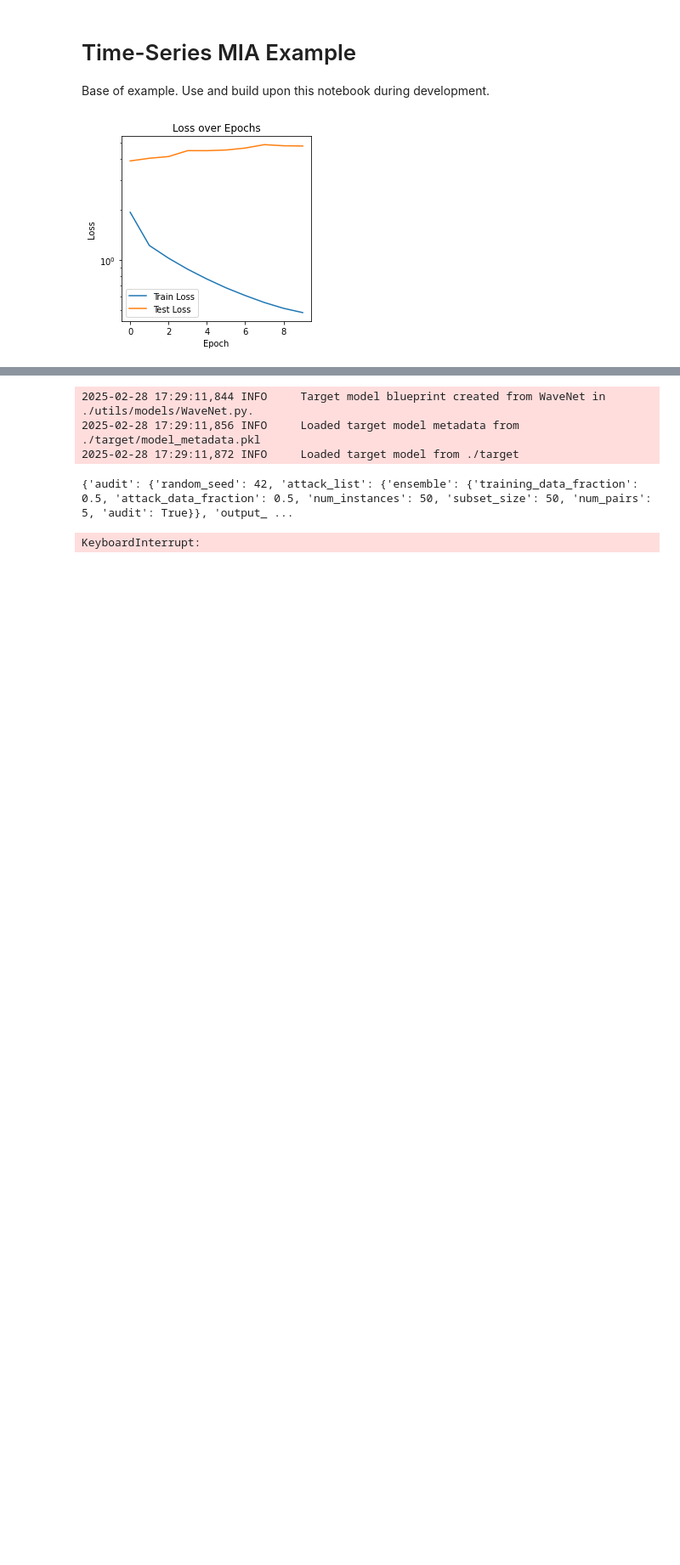
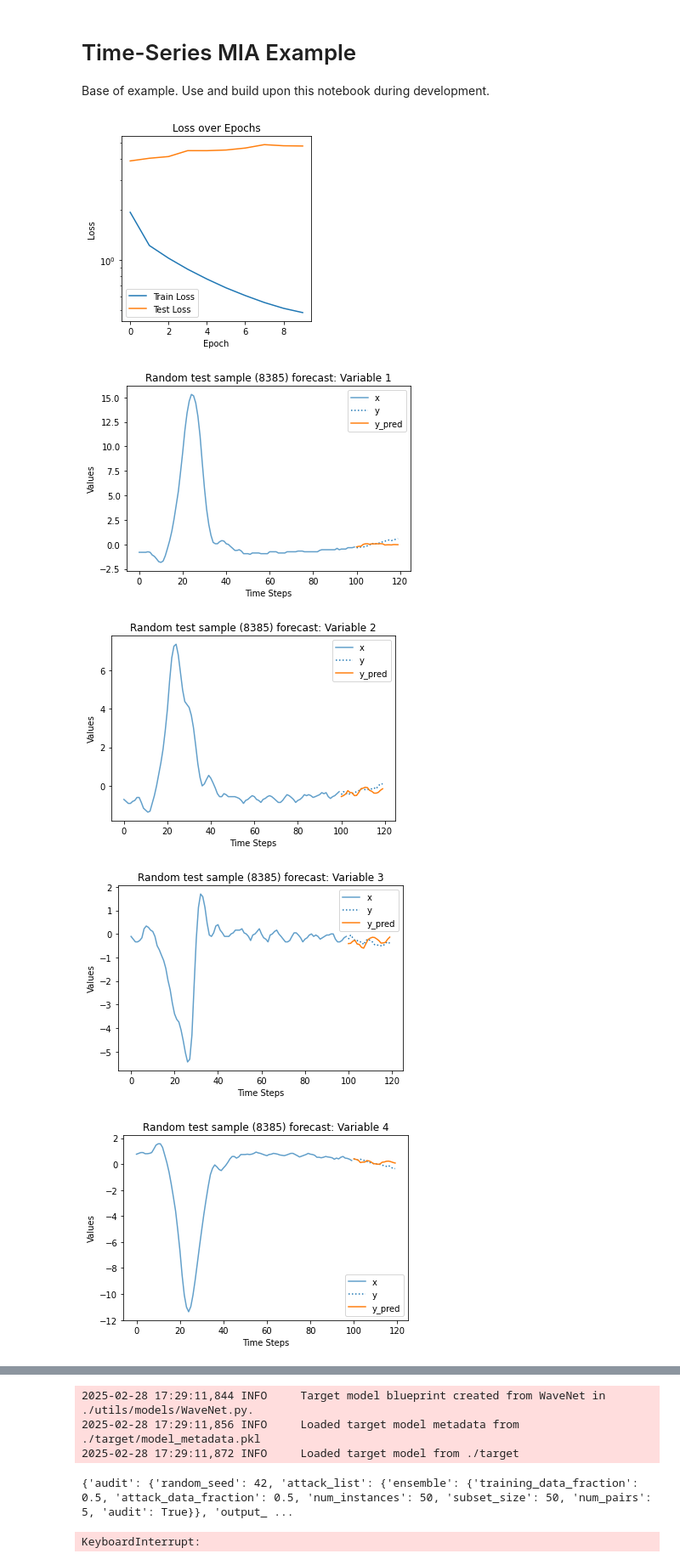
Before and after one commit to ZyzzGit/LeakPro, a Jupyter notebook: examples/mia/time_series_mia/main.ipynb, the cells around one changed output, grey strips where cells are left out. Shown: that part at 85% size. Drawn from its saved outputs; the diff is of its cells as text; code cells hidden in the pictures; blank space fills up the shorter version.

Commit message:
Ploting some forecasts

```diff
--- a/examples/mia/time_series_mia/main.ipynb
+++ b/examples/mia/time_series_mia/main.ipynb
@@ -88,3 +88,29 @@ plt.legend()
 plt.show()
 # %% [output]
 [figure]
+# %%
+indices = test_loader.dataset.indices
+random_sample_idx = np.random.choice(indices)
+x = dataset.x[random_sample_idx,:,:]
+y = dataset.y[random_sample_idx,:,:]
+y_pred = model(x.unsqueeze(0)).detach().squeeze(0)
+
+# Time axis
+time_x = np.arange(lookback)
+time_y = np.arange(lookback, lookback + horizon)
+
+for i in range(y.shape[-1]):  # plot forecast for each variable in the series
+    plt.plot(time_x, x[:, i], label='x', alpha=0.7)  # lookback
+    plt.plot(time_y, y[:, i], label='y', color='C0', linestyle='dotted')  # true horizon
+    plt.plot(time_y, y_pred[:, i], label='y_pred', color='C1')  # prediction
+
+    plt.xlabel("Time Steps")
+    plt.ylabel("Values")
+    plt.legend()
+    plt.title(f"Random test sample ({random_sample_idx}) forecast: Variable {i+1}")
+    plt.show()
+# %% [output]
+[figure, added]
+[figure, added]
+[figure, added]
+[figure, added]
```
Also changed, not shown: parts of 1 cell of this notebook.
